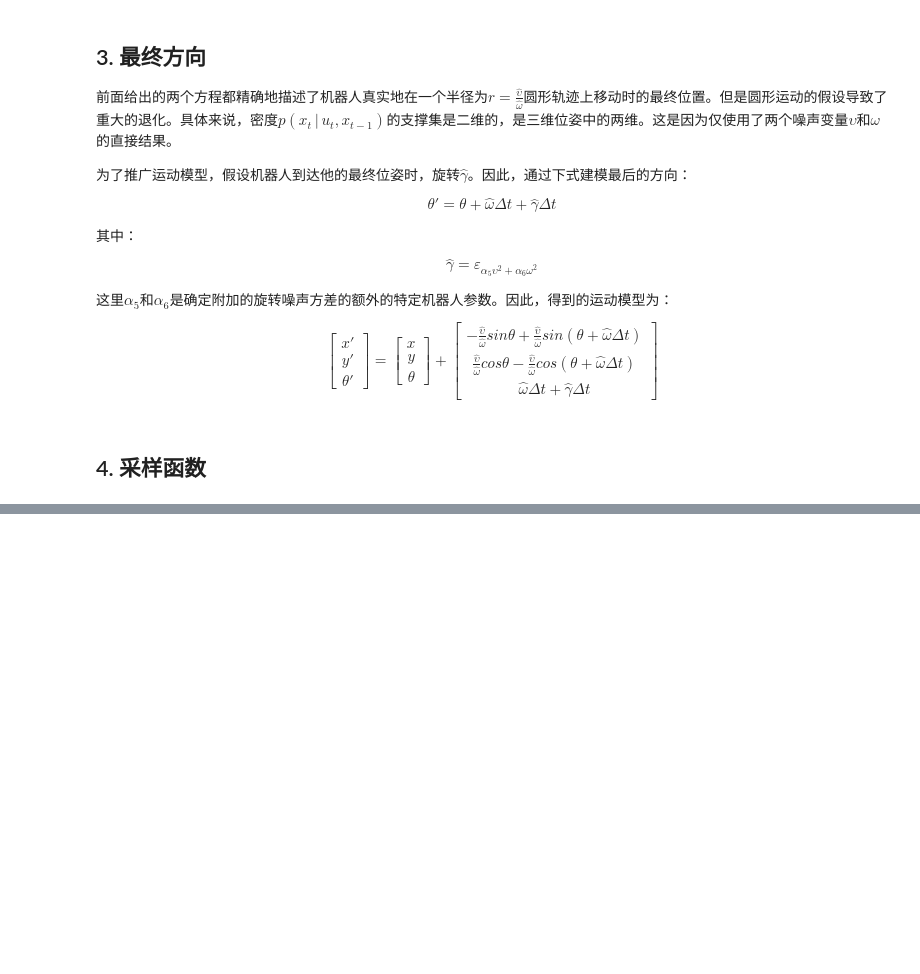
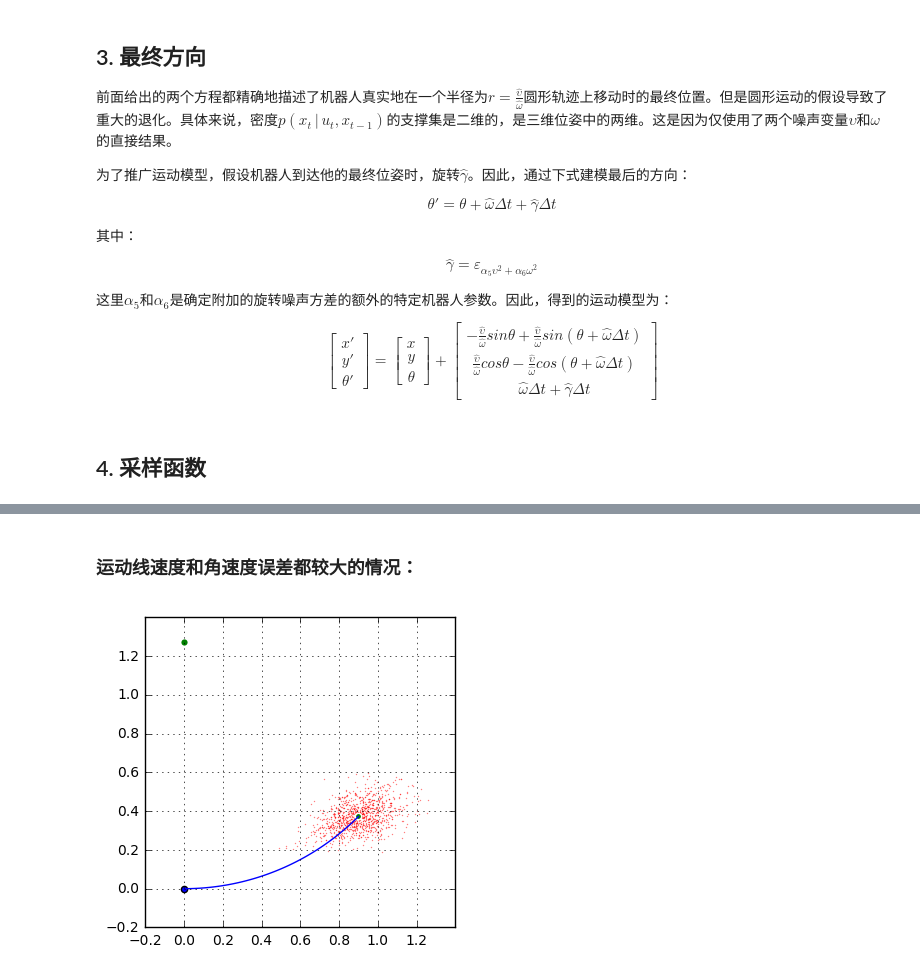
Before and after one commit to liuii/ProbRobotics, a Jupyter notebook: notebooks/03MotionModel/VelocityMotionModel.ipynb, the cells around one changed output, grey strips where cells are left out. Cells and saved outputs as stored; diff of their text form; code cells hidden in the pictures; blank space fills up the shorter version.

```diff
--- a/notebooks/03MotionModel/VelocityMotionModel.ipynb
+++ b/notebooks/03MotionModel/VelocityMotionModel.ipynb
@@ -152,0 +230,47 @@ plt.scatter(X1[:,0], X1[:,1], c='r', s=5, lw=0, alpha=0.2)
+# %% [markdown]
+### 运动线速度和角速度误差都较大的情况：
+# %%
+x ,y , theta = 0, 0, 0
+v , w = 1, np.pi/4
+X = np.zeros((1000, 3)) + np.array([x, y, theta]).reshape((1, 3))
+u = np.array([v, w])
+
+# noise parameter of upsilon
+a1 = 0.01
+a2 = 0.01
+# noise parameter of omega
+a3 = 0.01
+a4 = 0.01
+# noise parameter of gamma
+a5 = 0.0001
+a6 = 0.0001
+
+
+alpha = [a1, a2, a3, a4, a5, a6]
+
+X1 = sample_motion_model_velocity(u, X, alpha)
+
+plt.figure(figsize=(4,4))
+# 绘制初始位姿和粒子群
+plt.scatter(X[0,0], X[0,1])
+plt.scatter(X1[:,0], X1[:,1], c='r', s=1, lw=0, alpha=0.5)
+
+# 绘制无噪声的运动轨迹
+# 圆心
+xc = x - v / w * np.sin(theta)
+yc = y + v / w * np.cos(theta)
+plt.scatter(xc, yc, s=20, c='g', lw=0)
+# 无噪声的终点
+x_end = xc + v / w * np.sin(theta + w)
+y_end = yc - v / w * np.cos(theta + w)
+plt.scatter(x_end, y_end, s=20, c='g', lw=1, edgecolors='w')
+# 绘制无噪声的运动轨迹圆弧
+xs = np.linspace(x, x_end,100)
+ys = yc - np.sqrt((v / w) ** 2 - (xs - xc) ** 2)
+plt.plot(xs, ys)
+
+plt.xlim((-.2, 1.4))
+plt.ylim((-.2, 1.4))
+plt.grid()
+# %% [output]
+[figure, added]
```
Also changed, not shown: parts of 6 cells of this notebook.
